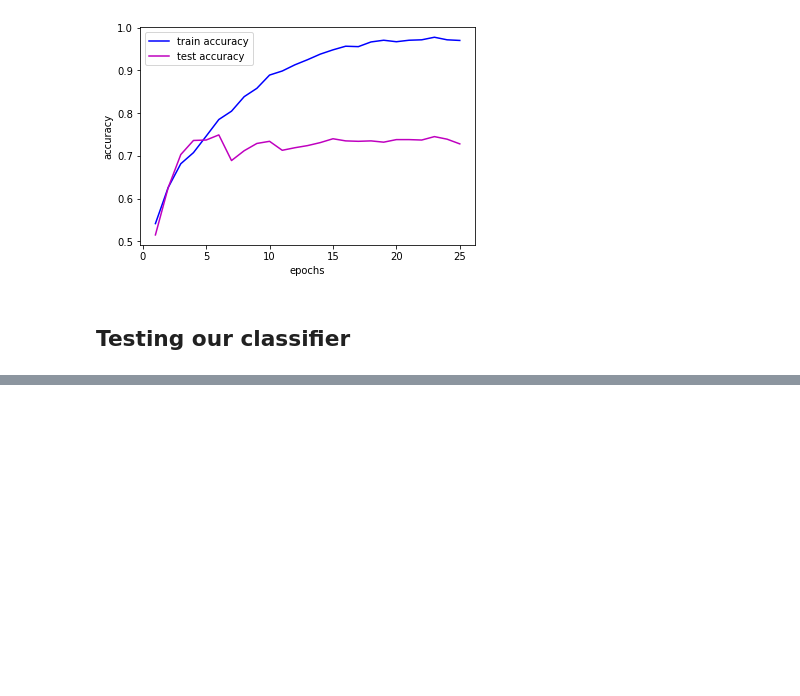
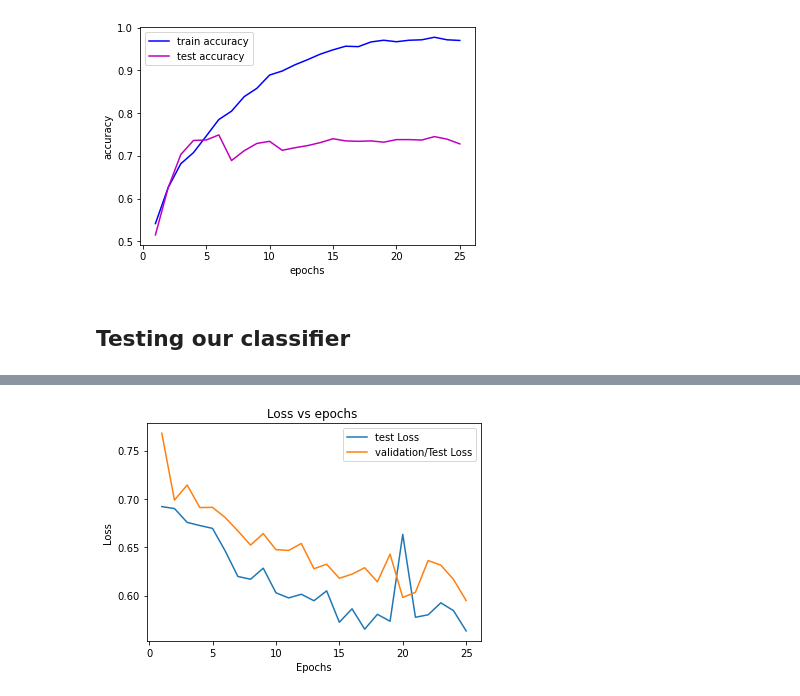
Before and after one commit to sumit-mandal/DeepLearning-opencv_part2, a Jupyter notebook: Data_Augmentation(DogxCat)/Dogvscat.ipynb, the cells around one changed output, grey strips where cells are left out. Drawn from its saved outputs; the diff is of its cells as text; code cells hidden in the pictures; blank space fills up the shorter version.

```diff
--- a/Data_Augmentation(DogxCat)/Dogvscat.ipynb
+++ b/Data_Augmentation(DogxCat)/Dogvscat.ipynb
@@ -419,0 +523,6 @@ cv2.destroyAllWindows()
+# %%
+history = model.fit(train_generator,
+                              steps_per_epoch=nb_test_samples//batch_size,
+                             epochs = epochs,
+                             validation_data = test_generator,
+                             validation_steps = nb_test_samples// batch_size)
@@ -419,0 +547,18 @@ cv2.destroyAllWindows()
+# %%
+#plotting our loss charts
+import matplotlib.pyplot as plt
+
+train_loss_values = history.history['loss']
+test_loss_values = history.history['val_loss']
+epochs = range(1,len(train_loss_values) + 1)
+
+plt.plot(epochs,test_loss_values,label = 'test Loss')
+plt.plot(epochs,train_loss_values,label = 'validation/Test Loss')
+
+plt.title('Loss vs epochs ')
+plt.xlabel('Epochs')
+plt.ylabel('Loss')
+plt.legend()
+plt.show()
+# %% [output]
+[figure, added]
```
Also changed, not shown: parts of 7 cells of this notebook.
